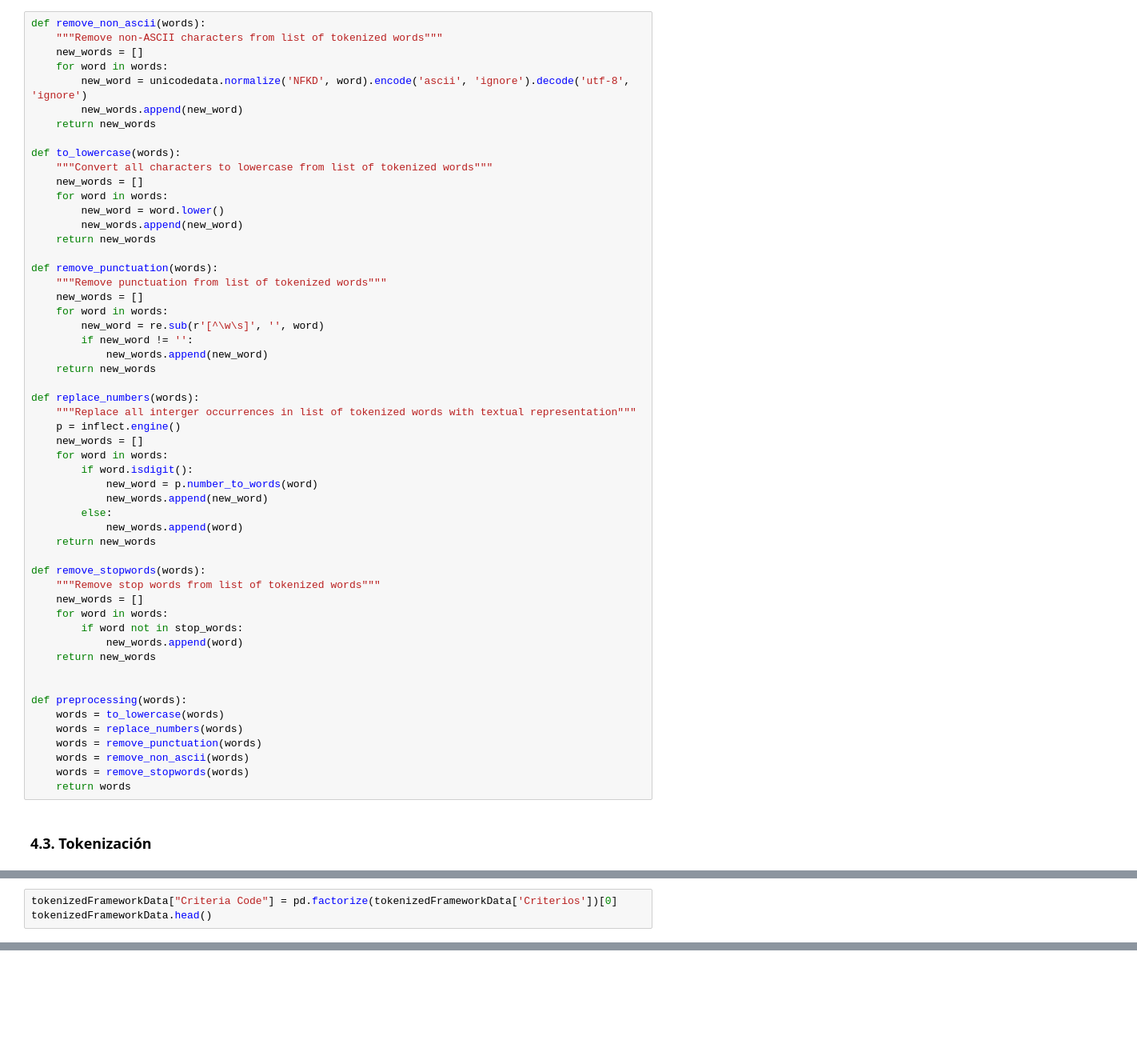
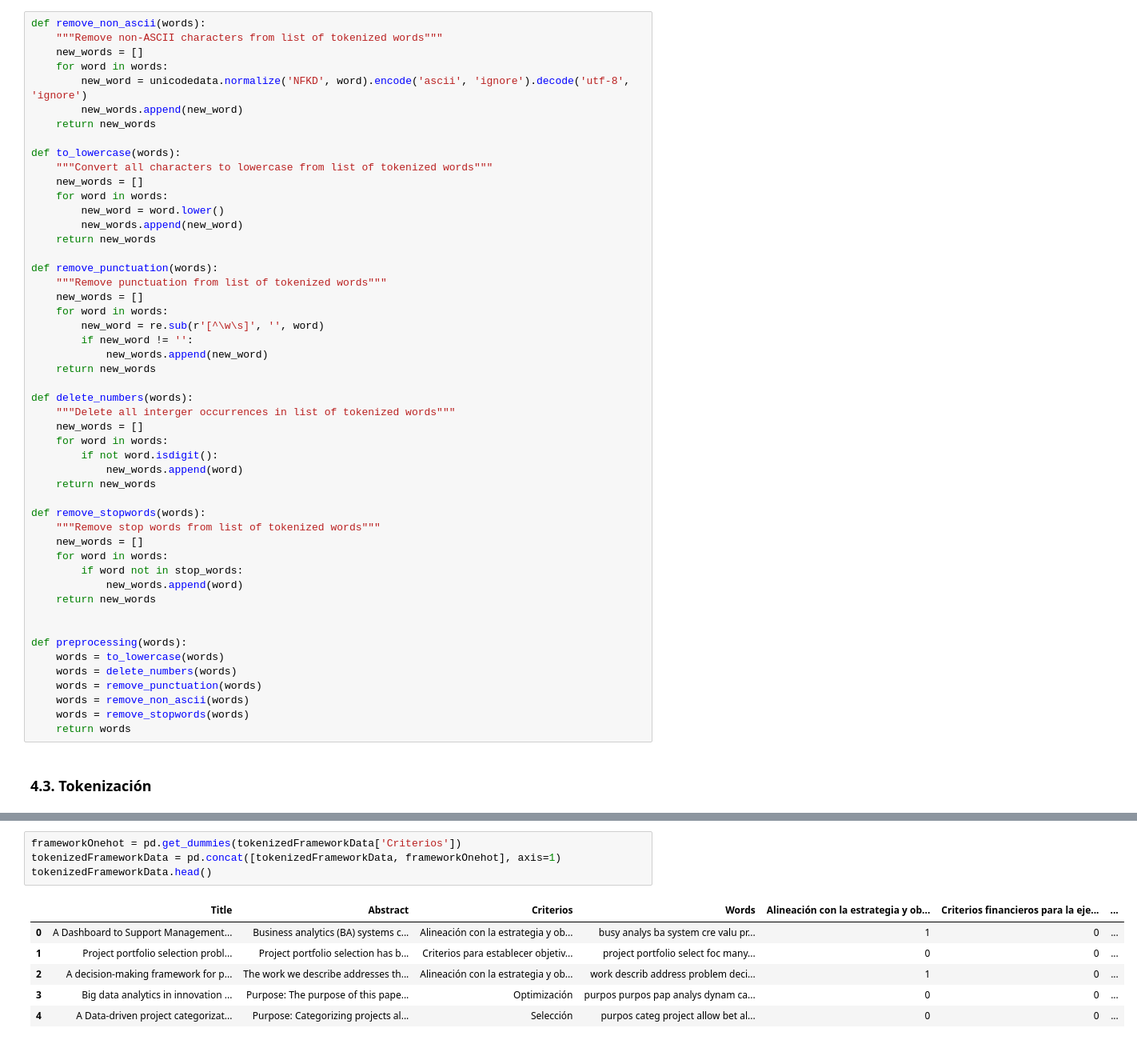
Before and after one commit to LeandroYara/Proyecto-de-grado_Clasificacion-de-portafolios, a Jupyter notebook: Modelo1PG.ipynb, the cells around one changed output, grey strips where cells are left out. Shown at 80% size. Cells and saved outputs as stored; diff of their text form; blank space fills up the shorter version.

```diff
--- a/Modelo1PG.ipynb
+++ b/Modelo1PG.ipynb
@@ -216,15 +215,11 @@ def remove_punctuation(words):
             new_words.append(new_word)
     return new_words
 
-def replace_numbers(words):
-    """Replace all interger occurrences in list of tokenized words with textual representation"""
-    p = inflect.engine()
+def delete_numbers(words):
+    """Delete all interger occurrences in list of tokenized words"""
     new_words = []
     for word in words:
-        if word.isdigit():
-            new_word = p.number_to_words(word)
-            new_words.append(new_word)
-        else:
+        if not word.isdigit():
             new_words.append(word)
     return new_words
 
@@ -239,7 +234,7 @@ def remove_stopwords(words):
 
 def preprocessing(words):
     words = to_lowercase(words)
-    words = replace_numbers(words)
+    words = delete_numbers(words)
     words = remove_punctuation(words)
     words = remove_non_ascii(words)
     words = remove_stopwords(words)
@@ -315,6 +310,3 @@ tokenizedFrameworkData.head()
 | 2 | A decision-making framework for p... | The work we describe addresses th... | Alineación con la estrategia y ob... | work describ address problem deci... |
 | 3 | Big data analytics in innovation ... | Purpose: The purpose of this pape... | Optimización | purpos purpos pap analys dynam ca... |
 | 4 | A Data-driven project categorizat... | Purpose: Categorizing projects al... | Selección | purpos categ project allow bet al... |
-# %%
-tokenizedFrameworkData["Criteria Code"] = pd.factorize(tokenizedFrameworkData['Criterios'])[0]
-tokenizedFrameworkData.head()
@@ -349,0 +313,11 @@ array(['01', '131', '138', ..., 'yet', 'yield', 'zone'], dtype=object)
+# %%
+frameworkOnehot = pd.get_dummies(tokenizedFrameworkData['Criterios'])
+tokenizedFrameworkData = pd.concat([tokenizedFrameworkData, frameworkOnehot], axis=1)
+tokenizedFrameworkData.head()
+# %% [output]
+|  | Title | Abstract | Criterios | Words | Alineación con la estrategia y ob... | Criterios financieros para la eje... | ... |
+| 0 | A Dashboard to Support Management... | Business analytics (BA) systems c... | Alineación con la estrategia y ob... | busy analys ba system cre valu pr... | 1 | 0 | ... |
+| 1 | Project portfolio selection probl... | Project portfolio selection has b... | Criterios para establecer objetiv... | project portfolio select foc many... | 0 | 0 | ... |
+| 2 | A decision-making framework for p... | The work we describe addresses th... | Alineación con la estrategia y ob... | work describ address problem deci... | 1 | 0 | ... |
+| 3 | Big data analytics in innovation ... | Purpose: The purpose of this pape... | Optimización | purpos purpos pap analys dynam ca... | 0 | 0 | ... |
+| 4 | A Data-driven project categorizat... | Purpose: Categorizing projects al... | Selección | purpos categ project allow bet al... | 0 | 0 | ... |
```
Also changed, not shown: parts of 8 cells of this notebook, 1 other file.
